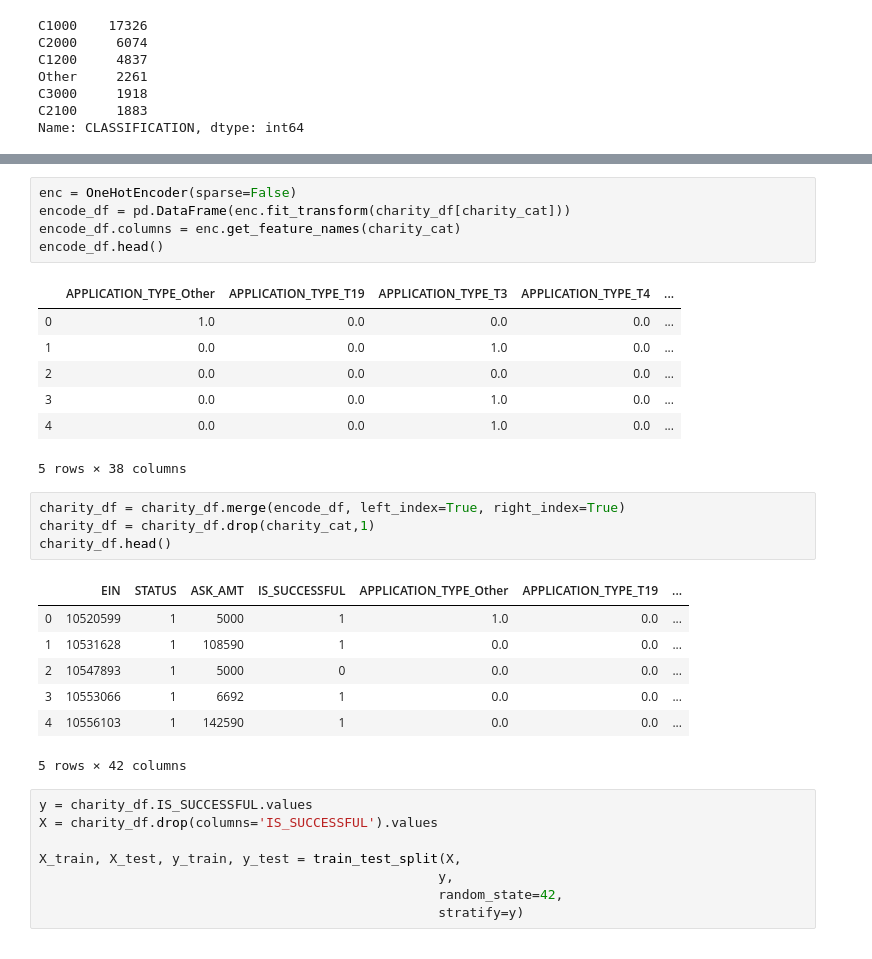
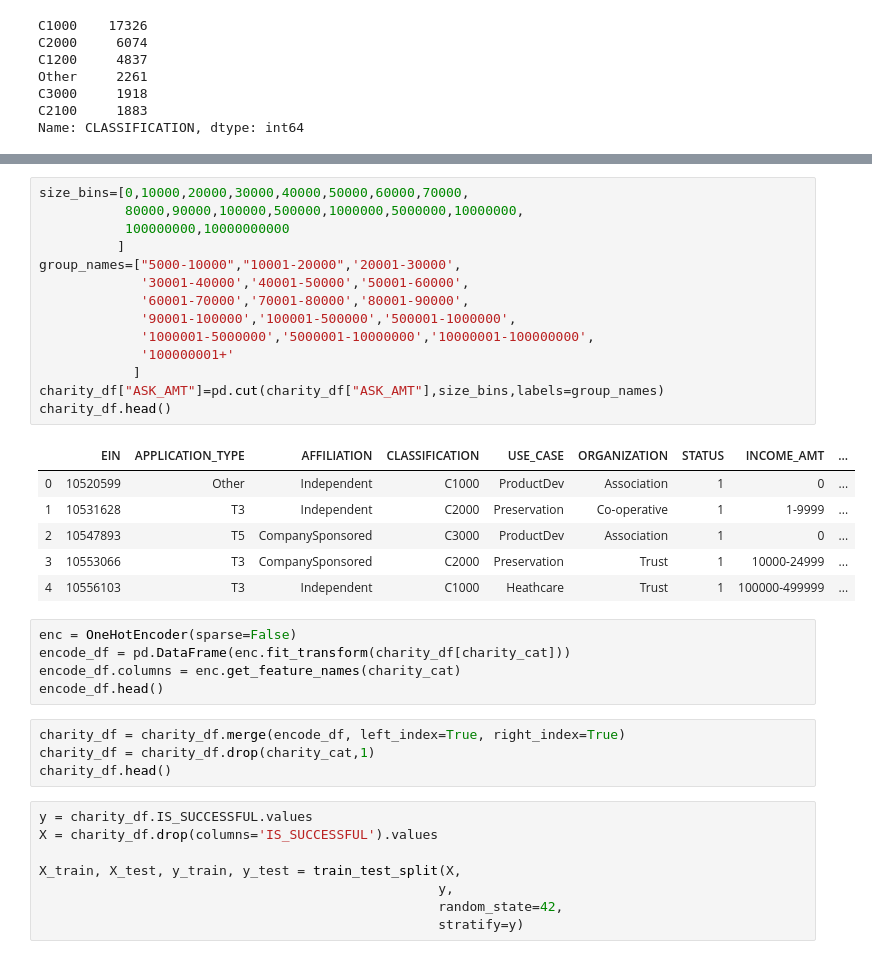
Before and after one commit to chanhodchang/Alphabet_Soup_Charity, a Jupyter notebook: AlphabetSoupCharity.ipynb, the cells around one changed output, grey strips where cells are left out. Drawn from its saved outputs; the diff is of its cells as text.

```diff
--- a/AlphabetSoupCharity.ipynb
+++ b/AlphabetSoupCharity.ipynb
@@ -110,28 +141,33 @@ dtype: int64
+# %%
+size_bins=[0,10000,20000,30000,40000,50000,60000,70000,
+           80000,90000,100000,500000,1000000,5000000,10000000,
+           100000000,10000000000
+          ]
+group_names=["5000-10000","10001-20000",'20001-30000',
+             '30001-40000','40001-50000','50001-60000',
+             '60001-70000','70001-80000','80001-90000',
+             '90001-100000','100001-500000','500001-1000000',
+             '1000001-5000000','5000001-10000000','10000001-100000000',
+             '100000001+'
+            ]
+charity_df["ASK_AMT"]=pd.cut(charity_df["ASK_AMT"],size_bins,labels=group_names)
+charity_df.head()
+# %% [output]
+|  | EIN | APPLICATION_TYPE | AFFILIATION | CLASSIFICATION | USE_CASE | ORGANIZATION | STATUS | INCOME_AMT | ... |
+| 0 | 10520599 | Other | Independent | C1000 | ProductDev | Association | 1 | 0 | ... |
+| 1 | 10531628 | T3 | Independent | C2000 | Preservation | Co-operative | 1 | 1-9999 | ... |
+| 2 | 10547893 | T5 | CompanySponsored | C3000 | ProductDev | Association | 1 | 0 | ... |
+| 3 | 10553066 | T3 | CompanySponsored | C2000 | Preservation | Trust | 1 | 10000-24999 | ... |
+| 4 | 10556103 | T3 | Independent | C1000 | Heathcare | Trust | 1 | 100000-499999 | ... |
 # %%
 enc = OneHotEncoder(sparse=False)
 encode_df = pd.DataFrame(enc.fit_transform(charity_df[charity_cat]))
 encode_df.columns = enc.get_feature_names(charity_cat)
 encode_df.head()
-# %% [output]
-|  | APPLICATION_TYPE_Other | APPLICATION_TYPE_T19 | APPLICATION_TYPE_T3 | APPLICATION_TYPE_T4 | ... |
-| 0 | 1.0 | 0.0 | 0.0 | 0.0 | ... |
-| 1 | 0.0 | 0.0 | 1.0 | 0.0 | ... |
-| 2 | 0.0 | 0.0 | 0.0 | 0.0 | ... |
-| 3 | 0.0 | 0.0 | 1.0 | 0.0 | ... |
-| 4 | 0.0 | 0.0 | 1.0 | 0.0 | ... |
-5 rows × 38 columns
 # %%
 charity_df = charity_df.merge(encode_df, left_index=True, right_index=True)
 charity_df = charity_df.drop(charity_cat,1)
 charity_df.head()
-# %% [output]
-|  | EIN | STATUS | ASK_AMT | IS_SUCCESSFUL | APPLICATION_TYPE_Other | APPLICATION_TYPE_T19 | ... |
-| 0 | 10520599 | 1 | 5000 | 1 | 1.0 | 0.0 | ... |
-| 1 | 10531628 | 1 | 108590 | 1 | 0.0 | 0.0 | ... |
-| 2 | 10547893 | 1 | 5000 | 0 | 0.0 | 0.0 | ... |
-| 3 | 10553066 | 1 | 6692 | 1 | 0.0 | 0.0 | ... |
-| 4 | 10556103 | 1 | 142590 | 1 | 0.0 | 0.0 | ... |
-5 rows × 42 columns
 # %%
 y = charity_df.IS_SUCCESSFUL.values
 X = charity_df.drop(columns='IS_SUCCESSFUL').values
```
Also changed, not shown: parts of 14 cells of this notebook.
